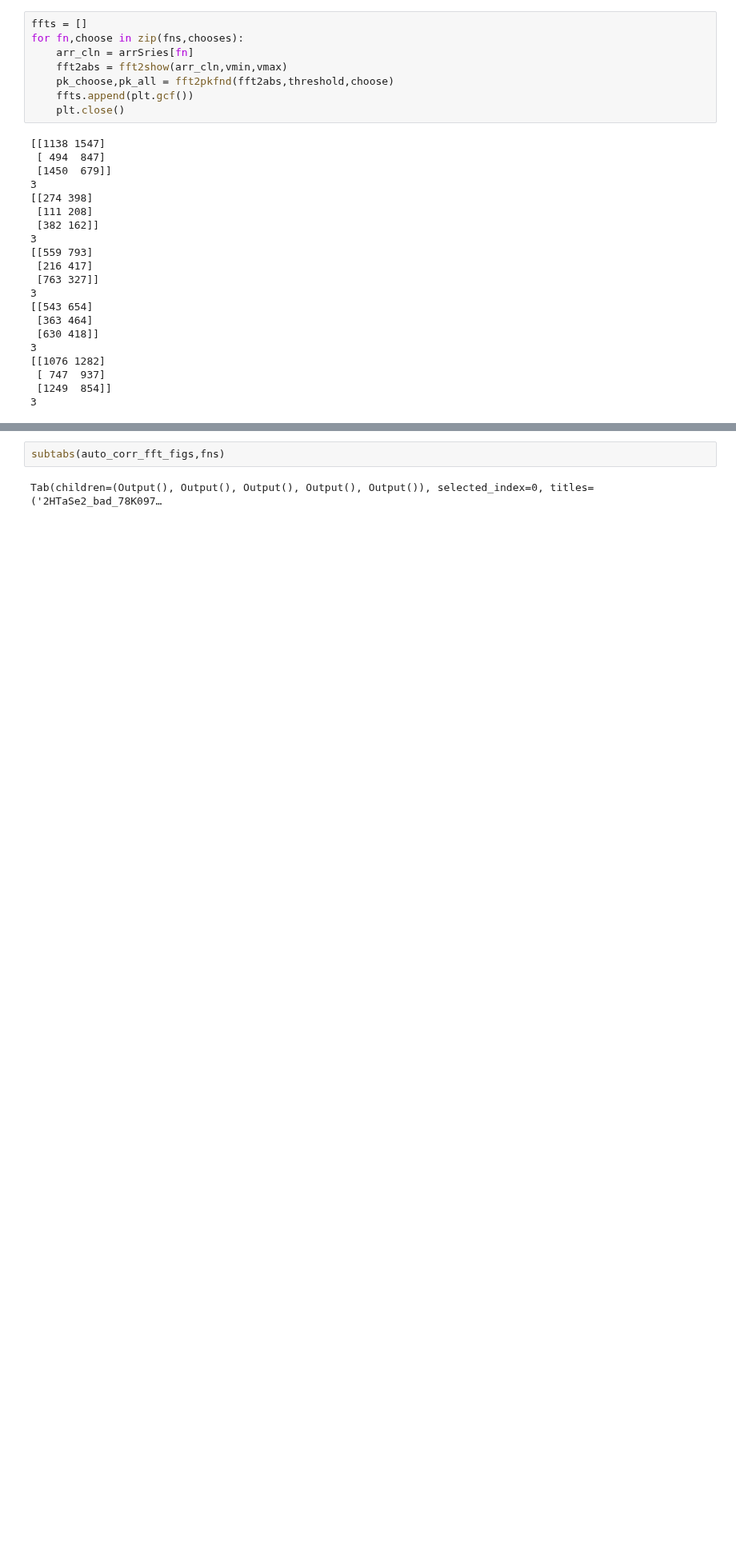
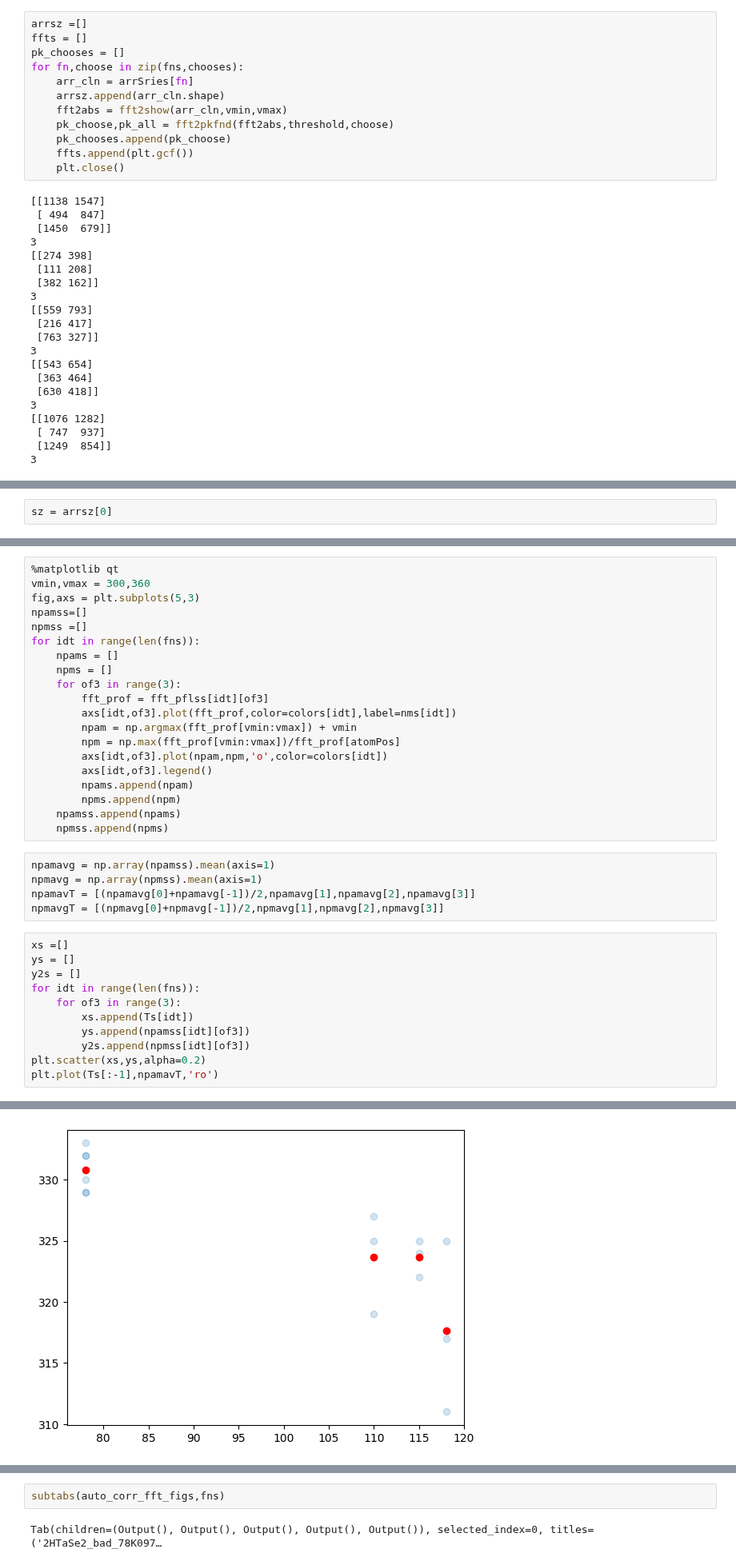
Before and after one commit to Potdooshami/2H_TaSe2_Tc_STM, a Jupyter notebook: fromCleaned.ipynb, the cells around one changed output, grey strips where cells are left out. Shown at 80% size. Cells and saved outputs as stored; diff of their text form; blank space fills up the shorter version.

```diff
--- a/fromCleaned.ipynb
+++ b/fromCleaned.ipynb
@@ -57,9 +65,13 @@ choose = chooses[0]
 # %%
+arrsz =[]
 ffts = []
+pk_chooses = []
 for fn,choose in zip(fns,chooses):
     arr_cln = arrSries[fn]
+    arrsz.append(arr_cln.shape)
     fft2abs = fft2show(arr_cln,vmin,vmax)
     pk_choose,pk_all = fft2pkfnd(fft2abs,threshold,choose)
+    pk_chooses.append(pk_choose)
     ffts.append(plt.gcf())
     plt.close()
 # %% [output]
@@ -89,0 +145,2 @@ Tab(children=(Output(), Output(), Output(), Output(), Output()), selected_index=
+# %%
+sz = arrsz[0]
@@ -89,0 +180,37 @@ Tab(children=(Output(), Output(), Output(), Output(), Output()), selected_index=
+# %%
+%matplotlib qt
+vmin,vmax = 300,360
+fig,axs = plt.subplots(5,3)
+npamss=[]
+npmss =[]
+for idt in range(len(fns)):
+    npams = []
+    npms = []
+    for of3 in range(3):
+        fft_prof = fft_pflss[idt][of3]
+        axs[idt,of3].plot(fft_prof,color=colors[idt],label=nms[idt])
+        npam = np.argmax(fft_prof[vmin:vmax]) + vmin
+        npm = np.max(fft_prof[vmin:vmax])/fft_prof[atomPos]
+        axs[idt,of3].plot(npam,npm,'o',color=colors[idt])
+        axs[idt,of3].legend()
+        npams.append(npam)
+        npms.append(npm)
+    npamss.append(npams)
+    npmss.append(npms)
+# %%
+npamavg = np.array(npamss).mean(axis=1)
+npmavg = np.array(npmss).mean(axis=1)
+npamavT = [(npamavg[0]+npamavg[-1])/2,npamavg[1],npamavg[2],npamavg[3]]
+npmavgT = [(npmavg[0]+npmavg[-1])/2,npmavg[1],npmavg[2],npmavg[3]]
+# %%
+xs =[]
+ys = []
+y2s = []
+for idt in range(len(fns)):
+    for of3 in range(3):
+        xs.append(Ts[idt])
+        ys.append(npamss[idt][of3])
+        y2s.append(npmss[idt][of3])
+plt.scatter(xs,ys,alpha=0.2)
+plt.plot(Ts[:-1],npamavT,'ro')
+# %% [output]
@@ -89,0 +218 @@ Tab(children=(Output(), Output(), Output(), Output(), Output()), selected_index=
+[figure, added]
```
Also changed, not shown: parts of 34 cells of this notebook.
